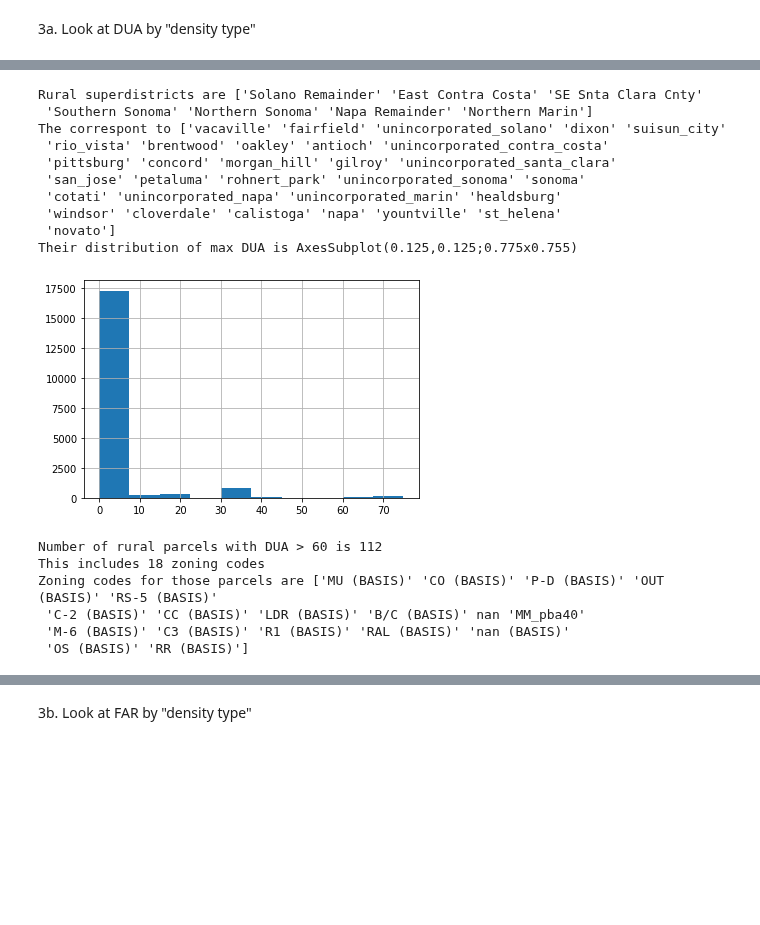
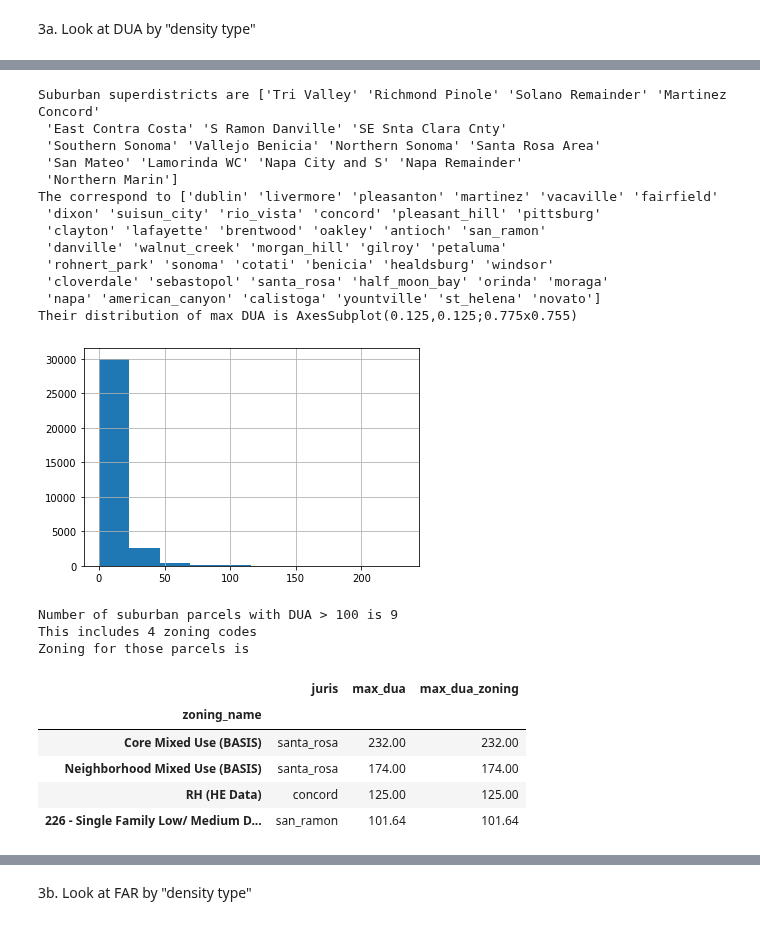
Before and after one commit to BayAreaMetro/bayarea_urbansim, a Jupyter notebook: scripts/zoning_qaqc.ipynb, the cells around one changed output, grey strips where cells are left out. Drawn from its saved outputs; the diff is of its cells as text; code cells hidden in the pictures; blank space fills up the shorter version.

```diff
--- a/scripts/zoning_qaqc.ipynb
+++ b/scripts/zoning_qaqc.ipynb
@@ -18,6 +18,7 @@ juris = pd.read_csv("M:/urban_modeling/baus/juris_subregion.csv")
 # make the juris column formats match
 juris['jurisdiction'] = juris['jurisdiction'].str.lower().str.replace(' ','_').str.replace('.','')
 juris.loc[juris.jurisdiction.str.contains("county"), 'jurisdiction'] = 'unincorporated_' + juris['jurisdiction']
+juris['jurisdiction'] = juris['jurisdiction'].str.replace("_county", '')
 
 # parcel to TAZ crosswalk
 ptaz = pd.read_csv("M:/urban_modeling/baus/BAUS Inputs/basis_inputs/crosswalks/2020_08_17_parcel_to_taz1454sub.csv")
@@ -42,11 +43,11 @@ bz = bz.rename(columns={"subregion_x": "subregion_juris", "subregion_y": "subreg
 pz = pd.read_csv("M:/urban_modeling/baus/BAUS Inputs/basis_inputs/zoning/zoning_parcels_2024-04-30.csv")
 # latest parcel lookup file
 zl = pd.read_csv("M:/urban_modeling/baus/BAUS Inputs/basis_inputs/zoning/zoning_lookup_2024-04-30.csv")
-zl = zl.rename(columns={"name": "zoning_name"})
+zl = zl.rename(columns={"name": "zoning_name", "max_dua":"max_dua_zoning", "max_far": "max_far_zoning"})
 
 # merge the zoning lookup to buildings
 bz = bz.merge(pz[['PARCEL_ID', 'zoning_id']], left_on='parcel_id', right_on='PARCEL_ID', how='left')\
-.merge(zl[['id', 'zoning_name']], left_on='zoning_id', right_on='id', how='left')
+.merge(zl[['id', 'zoning_name', 'max_dua_zoning', 'max_far_zoning']], left_on='zoning_id', right_on='id', how='left')
 # %% [markdown]
 4. Look at the BAUS zoning for parcels as compared to their categorized "density type" and lookup the zoning input for any outliers
 
@@ -60,29 +110,37 @@ BAUS zoning processing:
 # %%
-rural = bz.loc[bz.subregion_sd == 4]
-print("Rural superdistricts are {}".format(rural.name.unique()))
-print("The correspont to {}".format(rural.juris.unique()))
-print("Their distribution of max DUA is {}".format(rural.max_dua.hist()))
+suburban = bz.loc[bz.subregion_juris == 'Inlandcoastaldelta']
+print("Suburban superdistricts are {}".format(suburban.name.unique()))
+print("The correspond to {}".format(suburban.juris.unique()))
+print("Their distribution of max DUA is {}".format(suburban.max_dua.hist()))
 # %% [output]
-Rural superdistricts are ['Solano Remainder' 'East Contra Costa' 'SE Snta Clara Cnty'
- 'Southern Sonoma' 'Northern Sonoma' 'Napa Remainder' 'Northern Marin']
-The correspont to ['vacaville' 'fairfield' 'unincorporated_solano' 'dixon' 'suisun_city'
- 'rio_vista' 'brentwood' 'oakley' 'antioch' 'unincorporated_contra_costa'
- 'pittsburg' 'concord' 'morgan_hill' 'gilroy' 'unincorporated_santa_clara'
- 'san_jose' 'petaluma' 'rohnert_park' 'unincorporated_sonoma' 'sonoma'
- 'cotati' 'unincorporated_napa' 'unincorporated_marin' 'healdsburg'
- 'windsor' 'cloverdale' 'calistoga' 'napa' 'yountville' 'st_helena'
- 'novato']
+Suburban superdistricts are ['Tri Valley' 'Richmond Pinole' 'Solano Remainder' 'Martinez Concord'
+ 'East Contra Costa' 'S Ramon Danville' 'SE Snta Clara Cnty'
+ 'Southern Sonoma' 'Vallejo Benicia' 'Northern Sonoma' 'Santa Rosa Area'
+ 'San Mateo' 'Lamorinda WC' 'Napa City and S' 'Napa Remainder'
+ 'Northern Marin']
+The correspond to ['dublin' 'livermore' 'pleasanton' 'martinez' 'vacaville' 'fairfield'
+ 'dixon' 'suisun_city' 'rio_vista' 'concord' 'pleasant_hill' 'pittsburg'
+ 'clayton' 'lafayette' 'brentwood' 'oakley' 'antioch' 'san_ramon'
+ 'danville' 'walnut_creek' 'morgan_hill' 'gilroy' 'petaluma'
+ 'rohnert_park' 'sonoma' 'cotati' 'benicia' 'healdsburg' 'windsor'
+ 'cloverdale' 'sebastopol' 'santa_rosa' 'half_moon_bay' 'orinda' 'moraga'
+ 'napa' 'american_canyon' 'calistoga' 'yountville' 'st_helena' 'novato']
 Their distribution of max DUA is AxesSubplot(0.125,0.125;0.775x0.755)
-[figure, old version]
+[figure, new version]
 # %%
-print("Number of rural parcels with DUA > 60 is {}".format(len(rural.loc[rural.max_dua > 60].parcel_id.unique())))
-print("This includes {} zoning codes".format(len(rural.loc[rural.max_dua > 60].zoning_name.unique())))
-print("Zoning codes for those parcels are {}".format(rural.loc[rural.max_dua > 60].zoning_name.unique()))
+print("Number of suburban parcels with DUA > 100 is {}".format(len(suburban.loc[suburban.max_dua > 100].parcel_id.unique())))
+print("This includes {} zoning codes".format(len(suburban.loc[suburban.max_dua > 100].zoning_name.unique())))
+print("Zoning for those parcels is")
+suburban.loc[suburban.max_dua > 100][['zoning_name', 'juris', 'max_dua','max_dua_zoning']].\
+groupby(["zoning_name"]).max().sort_values(by='max_dua', ascending=False)
 # %% [output]
-Number of rural parcels with DUA > 60 is 112
-This includes 18 zoning codes
-Zoning codes for those parcels are ['MU (BASIS)' 'CO (BASIS)' 'P-D (BASIS)' 'OUT (BASIS)' 'RS-5 (BASIS)'
- 'C-2 (BASIS)' 'CC (BASIS)' 'LDR (BASIS)' 'B/C (BASIS)' nan 'MM_pba40'
- 'M-6 (BASIS)' 'C3 (BASIS)' 'R1 (BASIS)' 'RAL (BASIS)' 'nan (BASIS)'
- 'OS (BASIS)' 'RR (BASIS)']
+Number of suburban parcels with DUA > 100 is 9
+This includes 4 zoning codes
+Zoning for those parcels is
+|  | juris | max_dua | max_dua_zoning |
+| zoning_name |  |  |  |
+| Core Mixed Use (BASIS) | santa_rosa | 232.00 | 232.00 |
+| Neighborhood Mixed Use (BASIS) | santa_rosa | 174.00 | 174.00 |
+| RH (HE Data) | concord | 125.00 | 125.00 |
+| 226 - Single Family Low/ Medium D... | san_ramon | 101.64 | 101.64 |
 # %%
```
Also changed, not shown: parts of 12 cells of this notebook.
